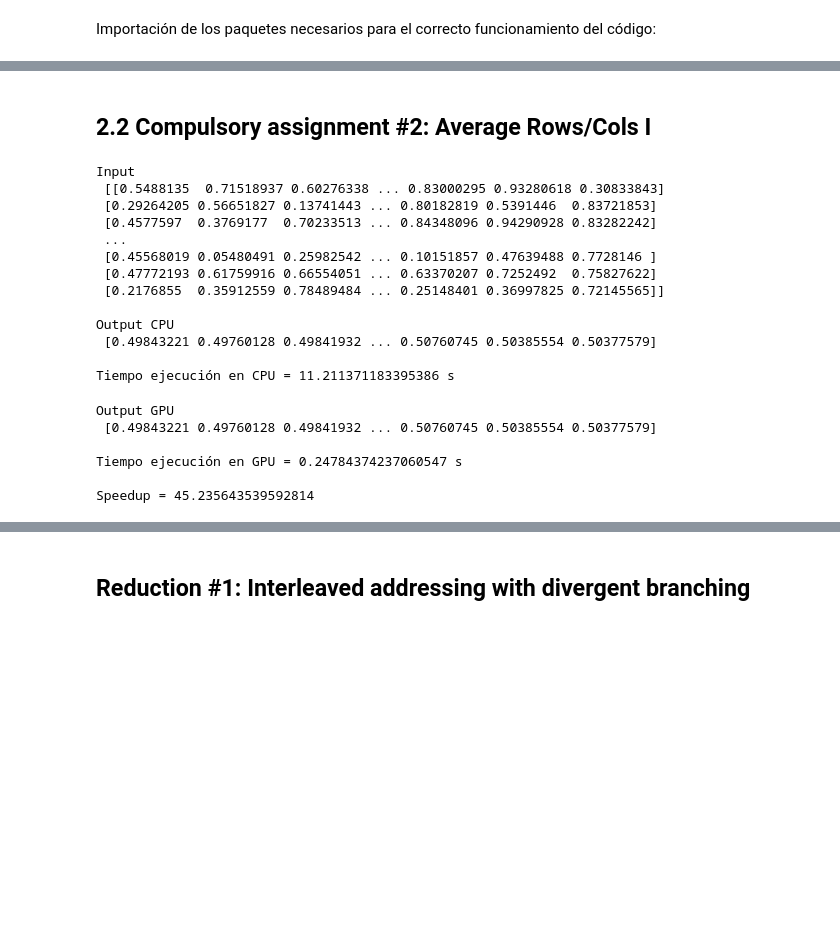
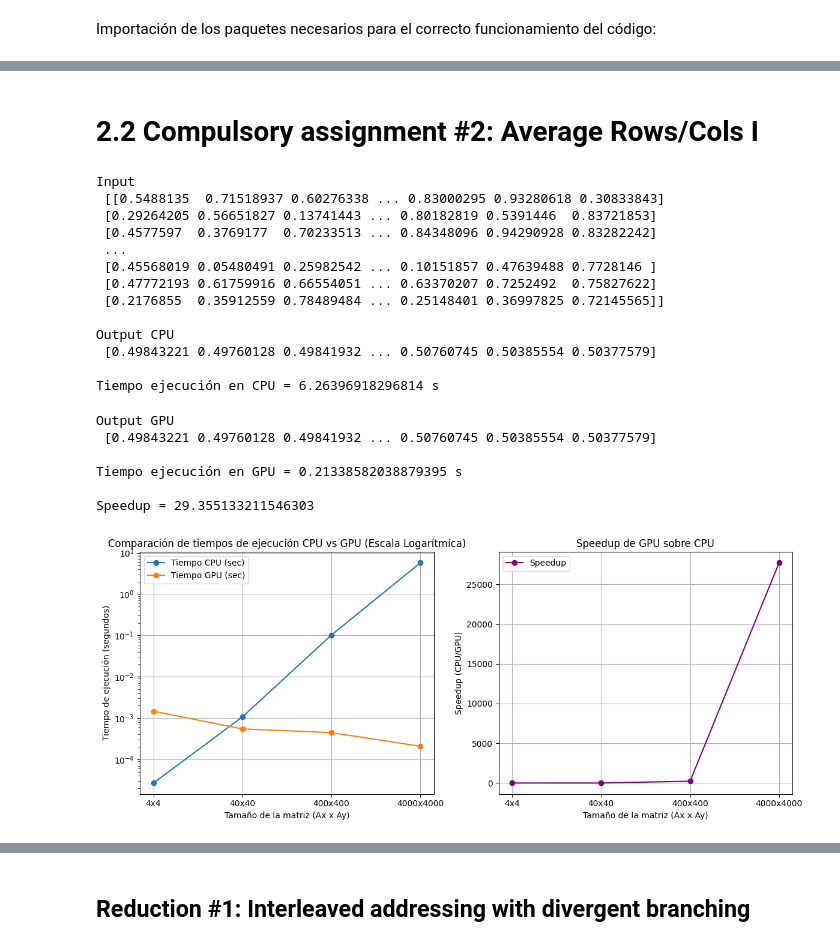
Before and after one commit to RafaDom02/PDGE, a Jupyter notebook: Practica 2/Practica_2.ipynb, the cells around one changed output, grey strips where cells are left out. Drawn from its saved outputs; the diff is of its cells as text; code cells hidden in the pictures; blank space fills up the shorter version.

```diff
--- a/Practica 2/Practica_2.ipynb
+++ b/Practica 2/Practica_2.ipynb
@@ -140,5 +202,5 @@ Speedup = 10.219694455477885
 # %% [markdown]
-## 2.2 Compulsory assignment #2: Average Rows/Cols I
+# 2.2 Compulsory assignment #2: Average Rows/Cols I
 # %%
 def Avg_Cols_sequential(input, output):
     for y in range(input.shape[1]):
@@ -208,7 +270,6 @@ blocks_total = math.ceil(A_device.shape[1] / threads_per_block)
 
 t_start = time.time()
 Avg_Cols_parallel[blocks_total, threads_per_block](A_device, B_device)
-cuda.synchronize()
 t_finish = time.time()
 
 B_gpu_cols = B_device.copy_to_host()
@@ -235,13 +296,67 @@ Input
 Output CPU
  [0.49843221 0.49760128 0.49841932 ... 0.50760745 0.50385554 0.50377579]
 
-Tiempo ejecución en CPU = 11.211371183395386 s
+Tiempo ejecución en CPU = 6.26396918296814 s
 Output GPU
  [0.49843221 0.49760128 0.49841932 ... 0.50760745 0.50385554 0.50377579]
 
-Tiempo ejecución en GPU = 0.24784374237060547 s
+Tiempo ejecución en GPU = 0.21338582038879395 s
 
-Speedup = 45.235643539592814
+Speedup = 29.355133211546303
+# %%
+time_cpu = []
+time_gpu = []
+Ax_list = [4,40,400,4_000]
+Ay_list = [4,40,400,4_000]
+
+for Ax, Ay in zip(Ax_list, Ay_list):
+    A = np.random.rand(Ax, Ay)
+    B = np.zeros(Ay)
+
+    A_device = cuda.to_device(A)
+    B_device = cuda.to_device(B)
+
+    threads_per_block = 32
+    blocks_total = math.ceil(A_device.shape[1] / threads_per_block)
+
+    t_start = time.time()
+    Avg_Cols_parallel[blocks_total, threads_per_block](A_device, B_device)
+    t_finish = time.time()
+
+    time_gpu.append(t_finish-t_start)
+
+    t_start = time.time()
+    Avg_Cols_sequential(A, B_cpu_cols)
+    t_finish = time.time()
+
+    time_cpu.append(t_finish-t_start)
+
+speedup = np.array(time_cpu) / np.array(time_gpu)
+
+matrix_sizes = [f"{Ax}x{Ay}" for Ax, Ay in zip(Ax_list, Ay_list)]
+
+_, (ax1, ax2) = plt.subplots(1, 2, figsize=(12, 5))
+
+ax1.plot(matrix_sizes, time_cpu, label='Tiempo CPU (sec)', marker='o')
+ax1.plot(matrix_sizes, time_gpu, label='Tiempo GPU (sec)', marker='o')
+ax1.set_xlabel("Tamaño de la matriz (Ax x Ay)")
+ax1.set_ylabel("Tiempo de ejecución (segundos)")
+ax1.set_yscale("log")
+ax1.set_title("Comparación de tiempos de ejecución CPU vs GPU (Escala Logarítmica)")
+ax1.legend()
+ax1.grid(True)
+
+ax2.plot(matrix_sizes, speedup, label='Speedup', marker='o', color='purple')
+ax2.set_xlabel("Tamaño de la matriz (Ax x Ay)")
+ax2.set_ylabel("Speedup (CPU/GPU)")
+ax2.set_title("Speedup de GPU sobre CPU")
+ax2.legend()
+ax2.grid(True)
+
+plt.tight_layout()
+plt.show()
+# %% [output]
+[figure, added]
 # %%
 # CPU
 B_cpu_rows = np.zeros(Ax)
```
Also changed, not shown: parts of 40 cells of this notebook.
